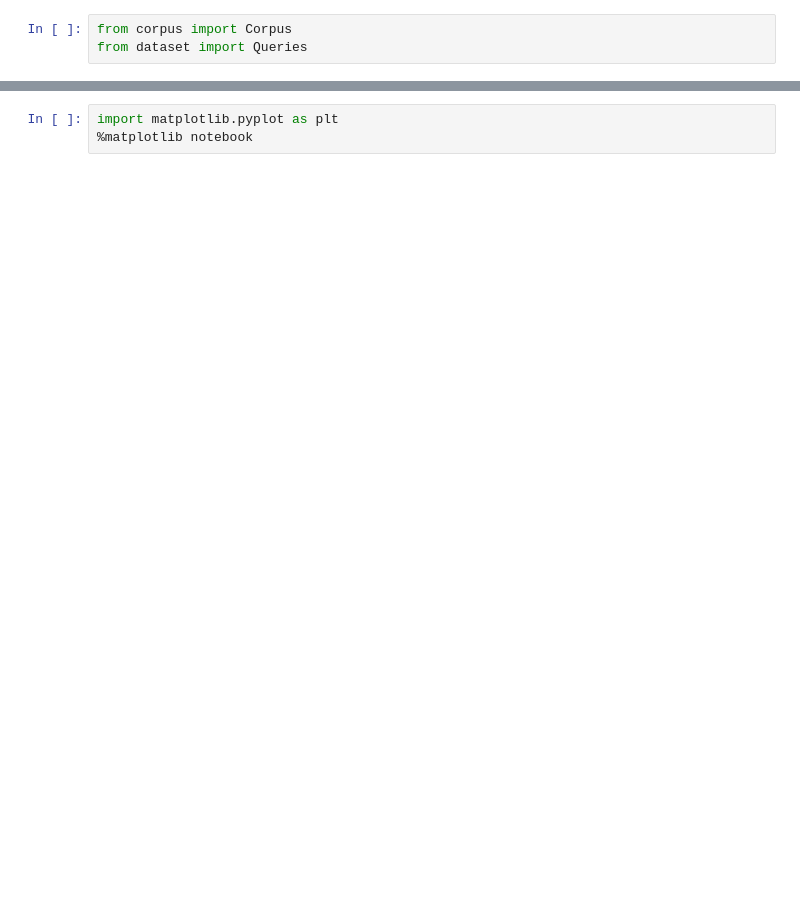
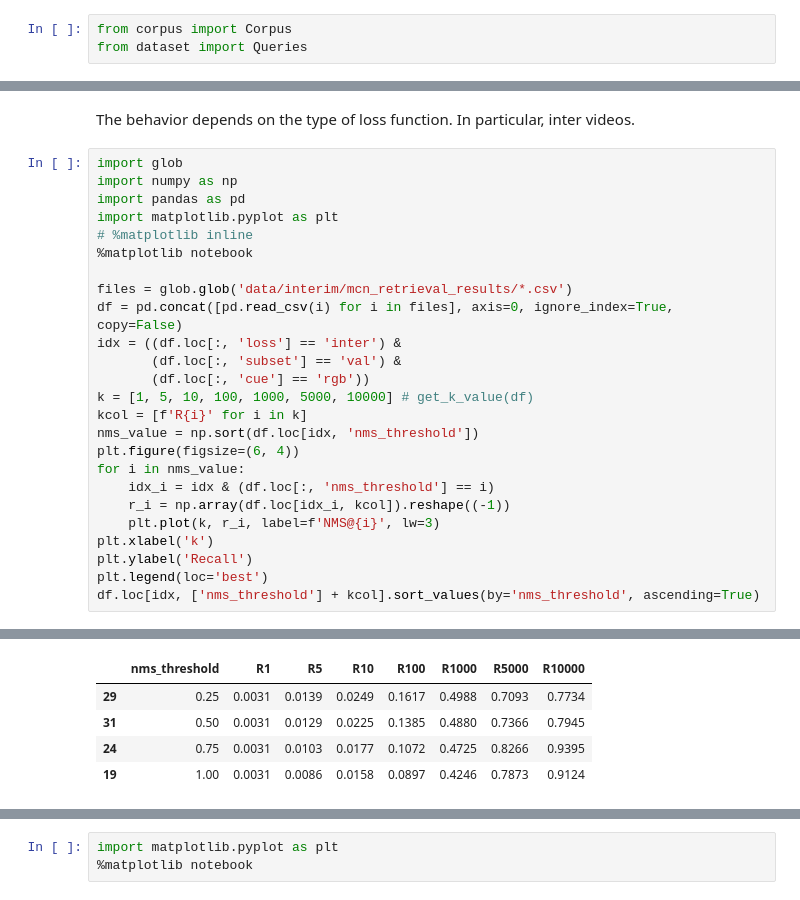
Before and after one commit to escorciav/moments-retrieval, a Jupyter notebook: 2.retrieval-over-corpus.ipynb, the cells around one changed output, grey strips where cells are left out. Drawn from its saved outputs; the diff is of its cells as text; blank space fills up the shorter version.

```diff
--- a/2.retrieval-over-corpus.ipynb
+++ b/2.retrieval-over-corpus.ipynb
@@ -330,0 +191,28 @@ mRank=2889.13;
+# %% [markdown]
+The behavior depends on the type of loss function. In particular, inter videos.
+# %%
+import glob
+import numpy as np
+import pandas as pd
+import matplotlib.pyplot as plt
+# %matplotlib inline
+%matplotlib notebook
+
+files = glob.glob('data/interim/mcn_retrieval_results/*.csv')
+df = pd.concat([pd.read_csv(i) for i in files], axis=0, ignore_index=True, copy=False)
+idx = ((df.loc[:, 'loss'] == 'inter') &
+       (df.loc[:, 'subset'] == 'val') &
+       (df.loc[:, 'cue'] == 'rgb'))
+k = [1, 5, 10, 100, 1000, 5000, 10000] # get_k_value(df)
+kcol = [f'R{i}' for i in k]
+nms_value = np.sort(df.loc[idx, 'nms_threshold'])
+plt.figure(figsize=(6, 4))
+for i in nms_value:
+    idx_i = idx & (df.loc[:, 'nms_threshold'] == i)
+    r_i = np.array(df.loc[idx_i, kcol]).reshape((-1))
+    plt.plot(k, r_i, label=f'NMS@{i}', lw=3)
+plt.xlabel('k')
+plt.ylabel('Recall')
+plt.legend(loc='best')
+df.loc[idx, ['nms_threshold'] + kcol].sort_values(by='nms_threshold', ascending=True)
+# %% [output]
@@ -330,0 +221,5 @@ mRank=2889.13;
+|  | nms_threshold | R1 | R5 | R10 | R100 | R1000 | R5000 | R10000 |
+| 29 | 0.25 | 0.0031 | 0.0139 | 0.0249 | 0.1617 | 0.4988 | 0.7093 | 0.7734 |
+| 31 | 0.50 | 0.0031 | 0.0129 | 0.0225 | 0.1385 | 0.4880 | 0.7366 | 0.7945 |
+| 24 | 0.75 | 0.0031 | 0.0103 | 0.0177 | 0.1072 | 0.4725 | 0.8266 | 0.9395 |
+| 19 | 1.00 | 0.0031 | 0.0086 | 0.0158 | 0.0897 | 0.4246 | 0.7873 | 0.9124 |
```
Also changed, not shown: parts of 38 cells of this notebook, 1 other file.
